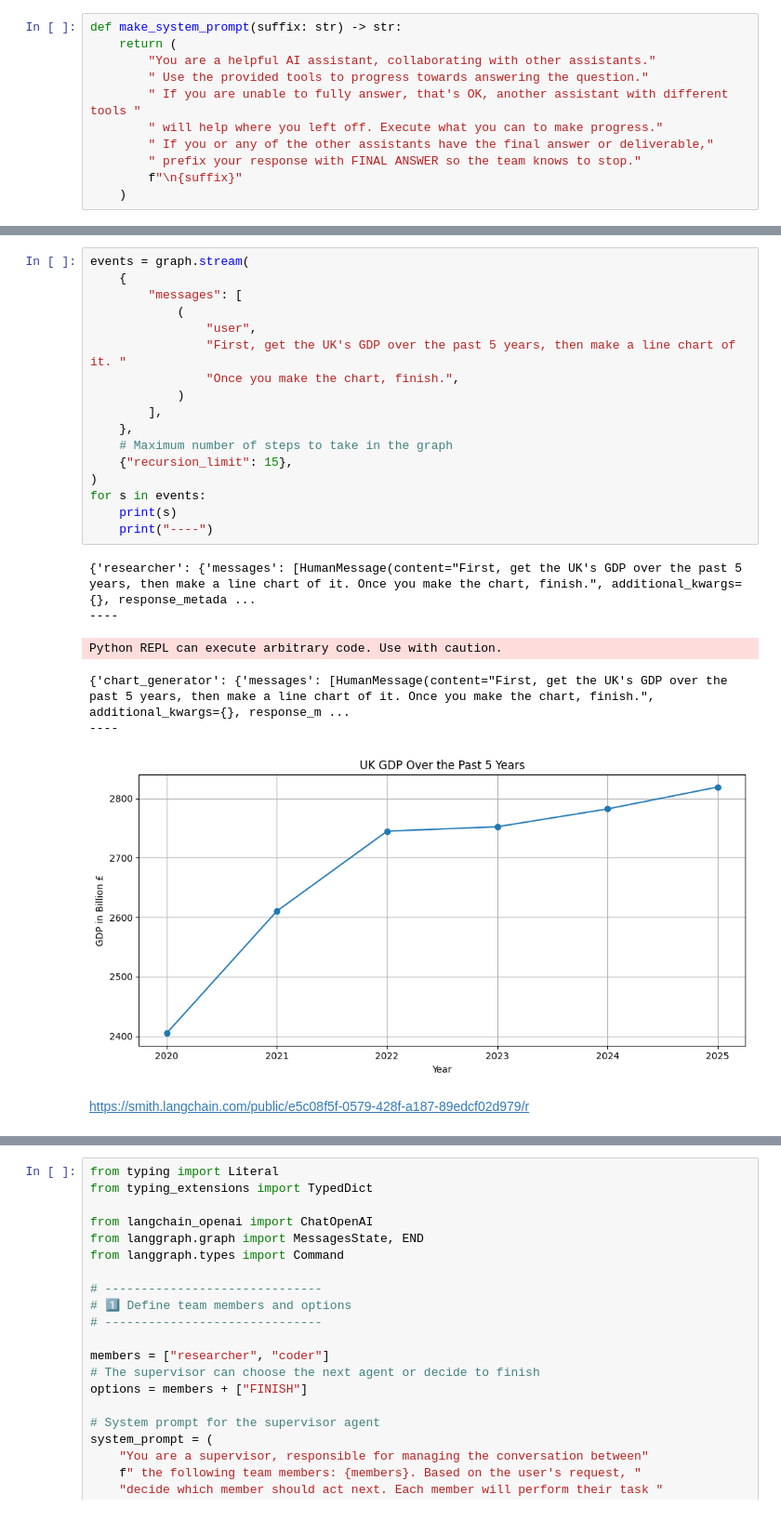
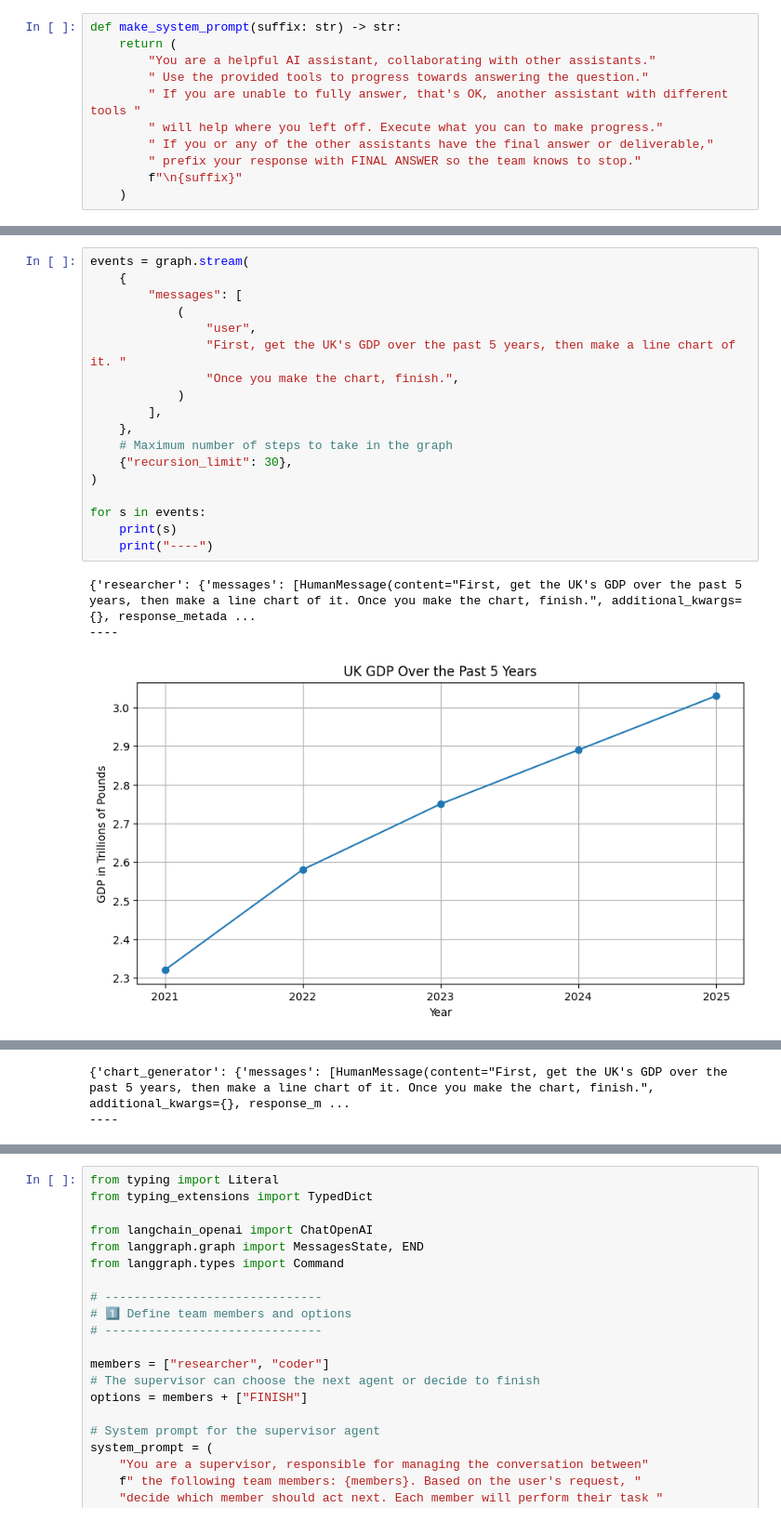
Before and after one commit to Maxstef/data-loves-ml-for-people-course, a Jupyter notebook: notebooks/6_llm_based/0_3_langgraph_multiagents.ipynb, the cells around one changed output, grey strips where cells are left out. Shown at 93% size. Drawn from its saved outputs; the diff is of its cells as text.

```diff
--- a/notebooks/6_llm_based/0_3_langgraph_multiagents.ipynb
+++ b/notebooks/6_llm_based/0_3_langgraph_multiagents.ipynb
@@ -453,26 +530,22 @@ With the graph created, you can invoke it! Let's have it chart some stats for us
-# %%
-events = graph.stream(
-    {
-        "messages": [
-            (
-                "user",
-                "First, get the UK's GDP over the past 5 years, then make a line chart of it. "
-                "Once you make the chart, finish.",
-            )
-        ],
-    },
-    # Maximum number of steps to take in the graph
-    {"recursion_limit": 15},
-)
-for s in events:
-    print(s)
-    print("----")
-# %% [output]
-{'researcher': {'messages': [HumanMessage(content="First, get the UK's GDP over the past 5 years, then make a line chart of it. Once you make the chart, finish.", additional_kwargs={}, response_metada ...
-----
-Python REPL can execute arbitrary code. Use with caution.
-{'chart_generator': {'messages': [HumanMessage(content="First, get the UK's GDP over the past 5 years, then make a line chart of it. Once you make the chart, finish.", additional_kwargs={}, response_m ...
-----
-[figure, removed]
-# %% [markdown]
-https://smith.langchain.com/public/e5c08f5f-0579-428f-a187-89edcf02d979/r
+# %%
+events = graph.stream(
+    {
+        "messages": [
+            (
+                "user",
+                "First, get the UK's GDP over the past 5 years, then make a line chart of it. "
+                "Once you make the chart, finish.",
+            )
+        ],
+    },
+    # Maximum number of steps to take in the graph
+    {"recursion_limit": 30},
+)
+
+for s in events:
+    print(s)
+    print("----")
+# %% [output]
+{'researcher': {'messages': [HumanMessage(content="First, get the UK's GDP over the past 5 years, then make a line chart of it. Once you make the chart, finish.", additional_kwargs={}, response_metada ...
+----
+[figure, added]
@@ -478,0 +553,2 @@ https://smith.langchain.com/public/e5c08f5f-0579-428f-a187-89edcf02d979/r
+{'chart_generator': {'messages': [HumanMessage(content="First, get the UK's GDP over the past 5 years, then make a line chart of it. Once you make the chart, finish.", additional_kwargs={}, response_m ...
+----
```
Also changed, not shown: parts of 25 cells of this notebook, 1 other file.
